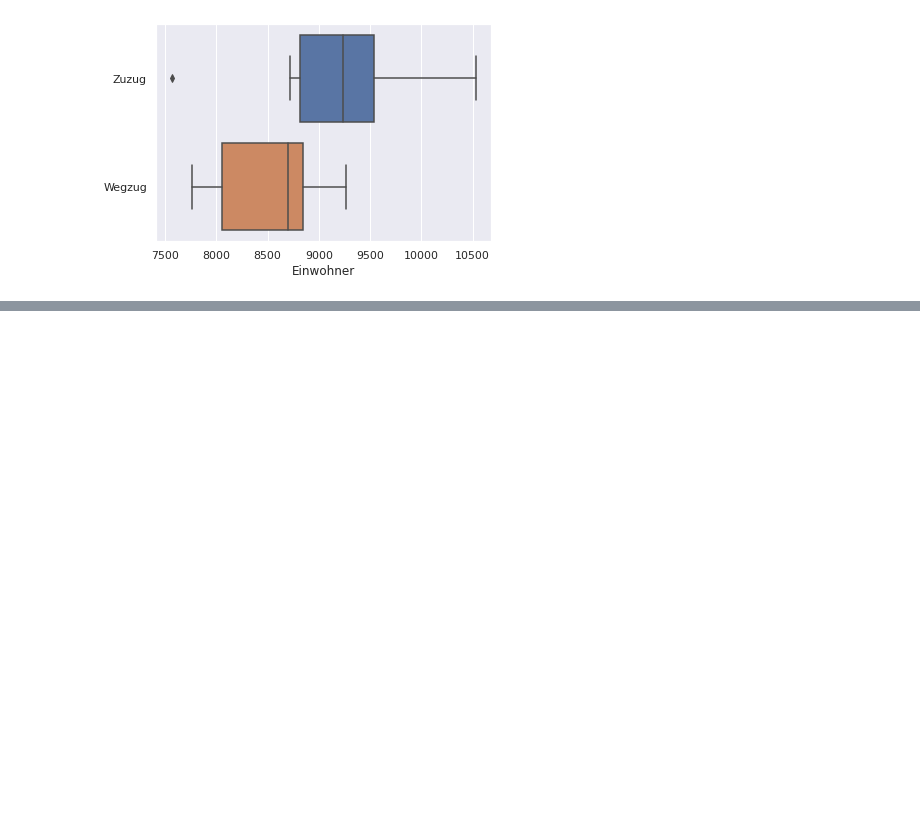
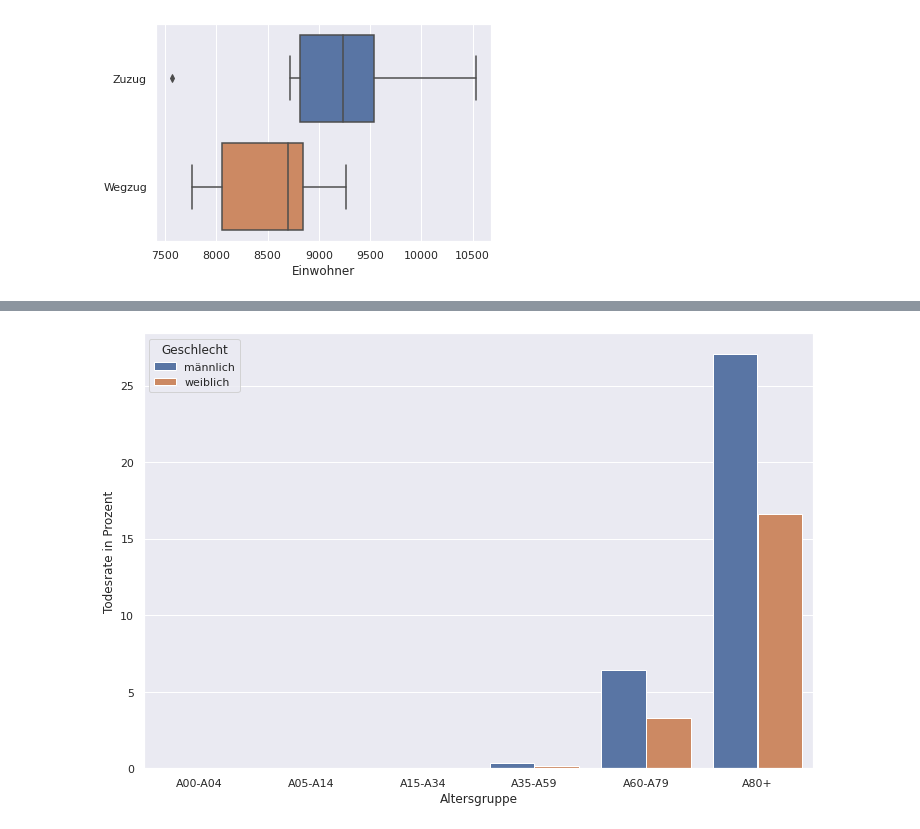
Before and after one commit to eco3/stochastik-abgaben, a Jupyter notebook: Abgabe01/5facts.ipynb, the cells around one changed output, grey strips where cells are left out. Saved outputs shown, nothing was run; the diff lists cells and outputs as text; code cells hidden in the pictures; blank space fills up the shorter version.

```diff
--- a/Abgabe01/5facts.ipynb
+++ b/Abgabe01/5facts.ipynb
@@ -156,0 +226,11 @@ plt.show()
+# %%
+fig, ax = plt.subplots(1, 1, figsize=(12,8))
+
+g = sns.barplot(data=rki_agegroups_gendered_df,
+            x='Altersgruppe', y="Todesrate", hue="Geschlecht")
+
+g.set_ylabel("Todesrate in Prozent")
+
+plt.show()
+# %% [output]
+[figure, added]
```
Also changed, not shown: parts of 7 cells of this notebook.
